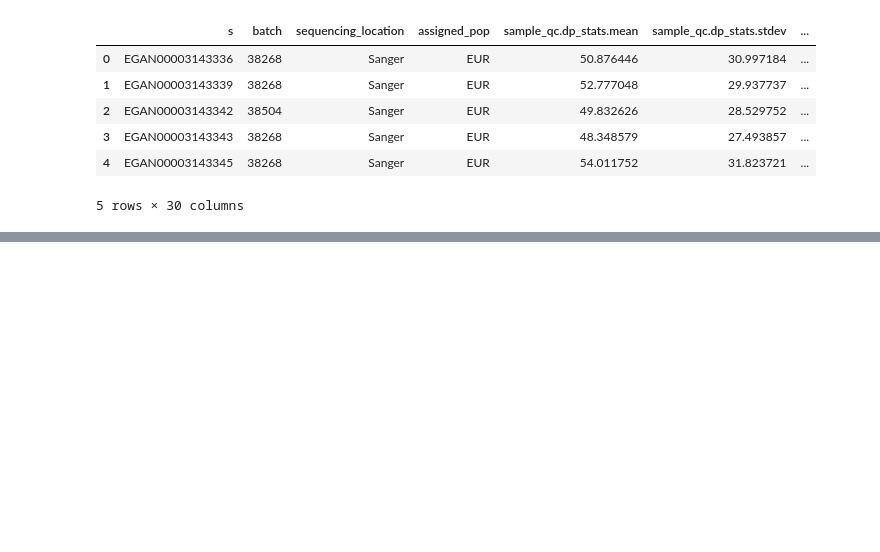
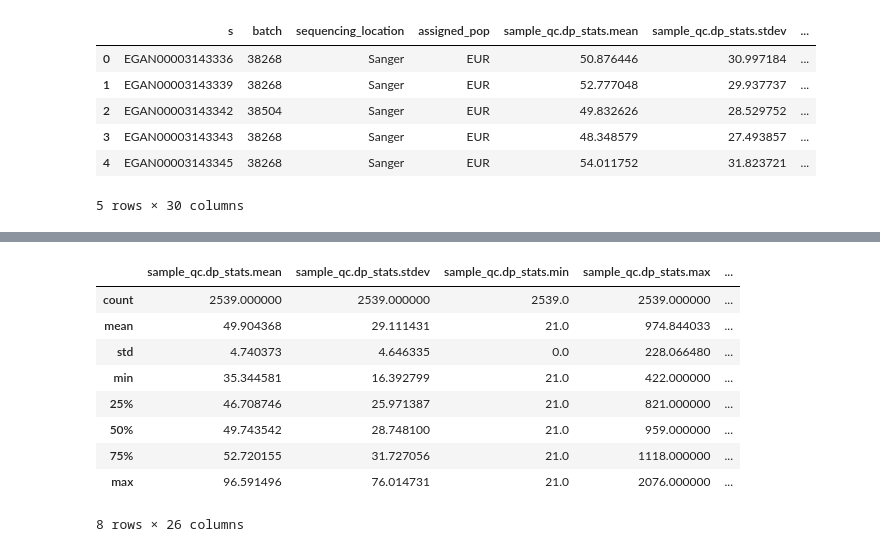
Before and after one commit to wtsi-hgi/wes-qc, a Jupyter notebook: jupyter_notebooks/sample_qc/duplicates_vs_singletons.ipynb, the cells around one changed output, grey strips where cells are left out. Drawn from its saved outputs; the diff is of its cells as text; code cells hidden in the pictures; blank space fills up the shorter version.

```diff
--- a/jupyter_notebooks/sample_qc/duplicates_vs_singletons.ipynb
+++ b/jupyter_notebooks/sample_qc/duplicates_vs_singletons.ipynb
@@ -610,0 +611,13 @@ violin_plot('sample_qc.n_singleton', 'Number of private variants')
+# %%
+duplicate_sample_qc_df.describe()
+# %% [output]
+|  | sample_qc.dp_stats.mean | sample_qc.dp_stats.stdev | sample_qc.dp_stats.min | sample_qc.dp_stats.max | ... |
+| count | 2539.000000 | 2539.000000 | 2539.0 | 2539.000000 | ... |
+| mean | 49.904368 | 29.111431 | 21.0 | 974.844033 | ... |
+| std | 4.740373 | 4.646335 | 0.0 | 228.066480 | ... |
+| min | 35.344581 | 16.392799 | 21.0 | 422.000000 | ... |
+| 25% | 46.708746 | 25.971387 | 21.0 | 821.000000 | ... |
+| 50% | 49.743542 | 28.748100 | 21.0 | 959.000000 | ... |
+| 75% | 52.720155 | 31.727056 | 21.0 | 1118.000000 | ... |
+| max | 96.591496 | 76.014731 | 21.0 | 2076.000000 | ... |
+8 rows × 26 columns
```
Also changed, not shown: parts of 14 cells of this notebook, 1 other file.
